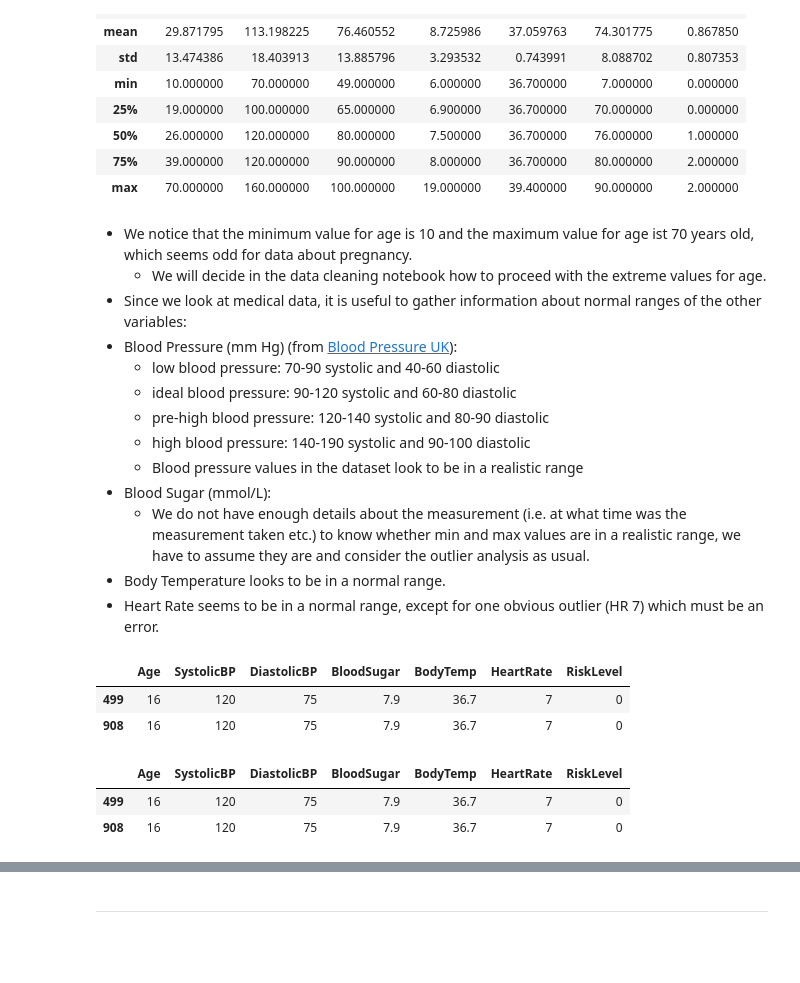
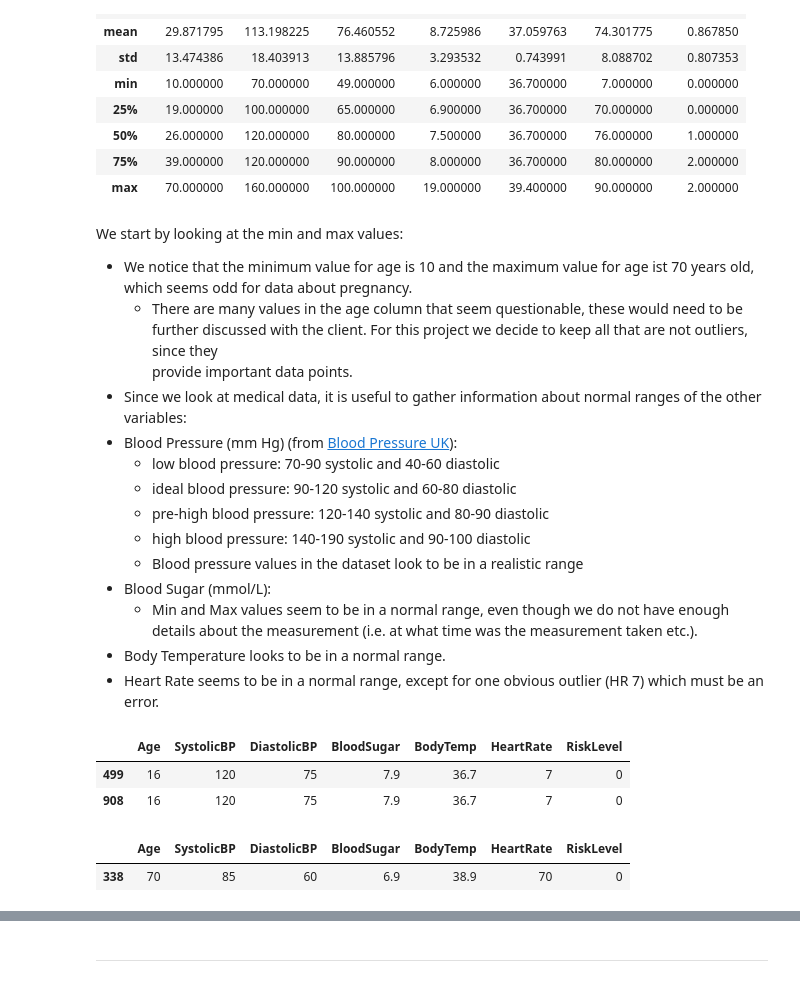
Before and after one commit to theresaabl/ML-maternal-health-risk, a Jupyter notebook: jupyter_notebooks/02-MaternalHealthRiskStudyA.ipynb, the cells around one changed output, grey strips where cells are left out. Drawn from its saved outputs; the diff is of its cells as text; code cells hidden in the pictures; blank space fills up the shorter version.

```diff
--- a/jupyter_notebooks/02-MaternalHealthRiskStudyA.ipynb
+++ b/jupyter_notebooks/02-MaternalHealthRiskStudyA.ipynb
@@ -111,8 +111,11 @@ df.describe()
 | 75% | 39.000000 | 120.000000 | 90.000000 | 8.000000 | 36.700000 | 80.000000 | 2.000000 |
 | max | 70.000000 | 160.000000 | 100.000000 | 19.000000 | 39.400000 | 90.000000 | 2.000000 |
 # %% [markdown]
+We start by looking at the min and max values:
+
 * We notice that the minimum value for age is 10 and the maximum value for age ist 70 years old, which seems odd for data about pregnancy.
-  * We will decide in the data cleaning notebook how to proceed with the extreme values for age.
+  * There are many values in the age column that seem questionable, these would need to be further discussed with the client. For this project we decide to keep all that are not outliers, since they
+    provide important data points.
 * Since we look at medical data, it is useful to gather information about normal ranges of the other variables:
 * Blood Pressure (mm Hg) (from [Blood Pressure UK](https://www.bloodpressureuk.org/your-blood-pressure/understanding-your-blood-pressure/what-do-the-numbers-mean/)):
   * low blood pressure: 70-90 systolic and 40-60 diastolic
@@ -121,7 +124,7 @@ df.describe()
   * high blood pressure: 140-190 systolic and 90-100 diastolic
   * Blood pressure values in the dataset look to be in a realistic range
 * Blood Sugar (mmol/L):
-  * We do not have enough details about the measurement (i.e. at what time was the measurement taken etc.) to know whether min and max values are in a realistic range, we have to assume they are and consider the outlier analysis as usual.
+  * Min and Max values seem to be in a normal range, even though we do not have enough details about the measurement (i.e. at what time was the measurement taken etc.).
 * Body Temperature looks to be in a normal range.
 * Heart Rate seems to be in a normal range, except for one obvious outlier (HR 7) which must be an error.
 # %%
@@ -131,8 +134,7 @@ df.query("HeartRate < 60")
 | 499 | 16 | 120 | 75 | 7.9 | 36.7 | 7 | 0 |
 | 908 | 16 | 120 | 75 | 7.9 | 36.7 | 7 | 0 |
 # %%
-df.query("HeartRate < 60")
+df.query("Age >= 70")
 # %% [output]
 |  | Age | SystolicBP | DiastolicBP | BloodSugar | BodyTemp | HeartRate | RiskLevel |
-| 499 | 16 | 120 | 75 | 7.9 | 36.7 | 7 | 0 |
-| 908 | 16 | 120 | 75 | 7.9 | 36.7 | 7 | 0 |
+| 338 | 70 | 85 | 60 | 6.9 | 38.9 | 70 | 0 |
```
Also changed, not shown: parts of 14 cells of this notebook, 2 other files.
